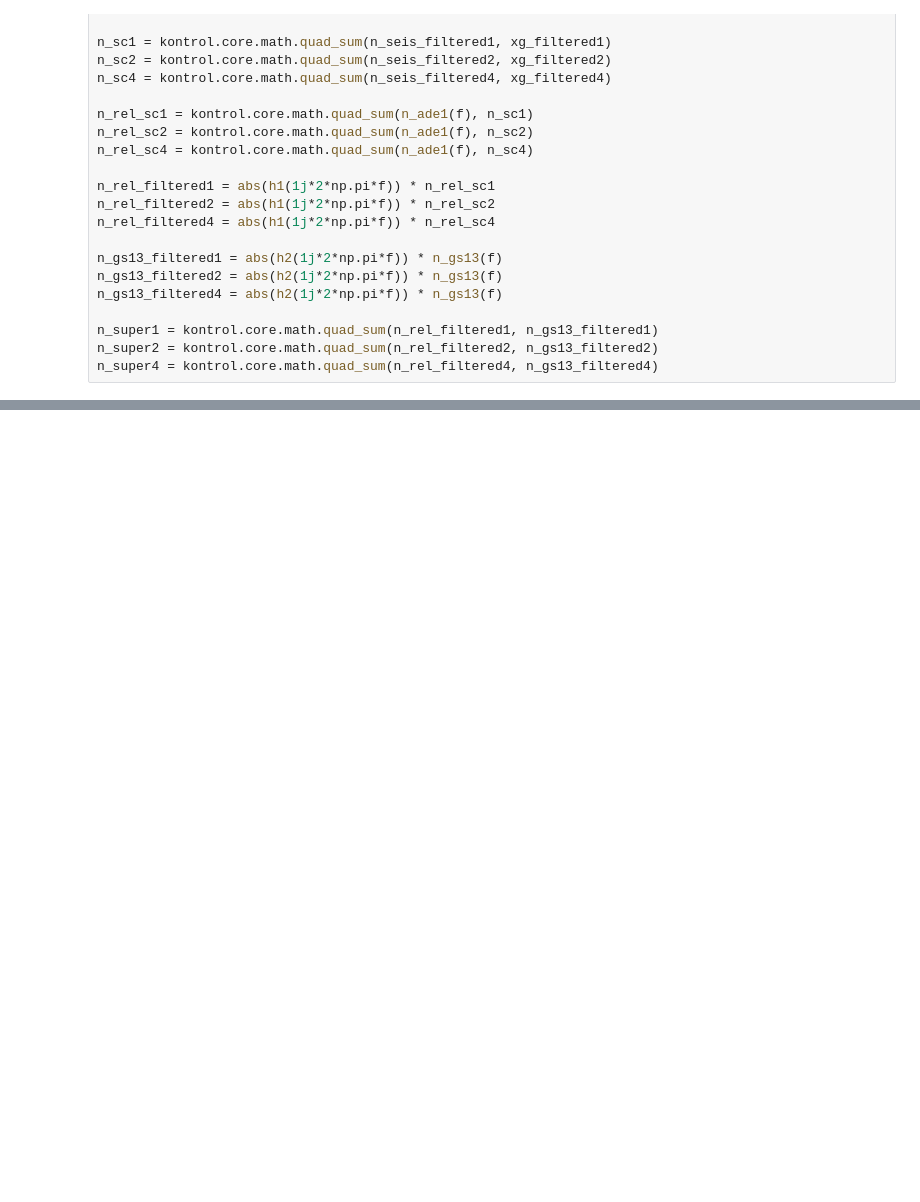
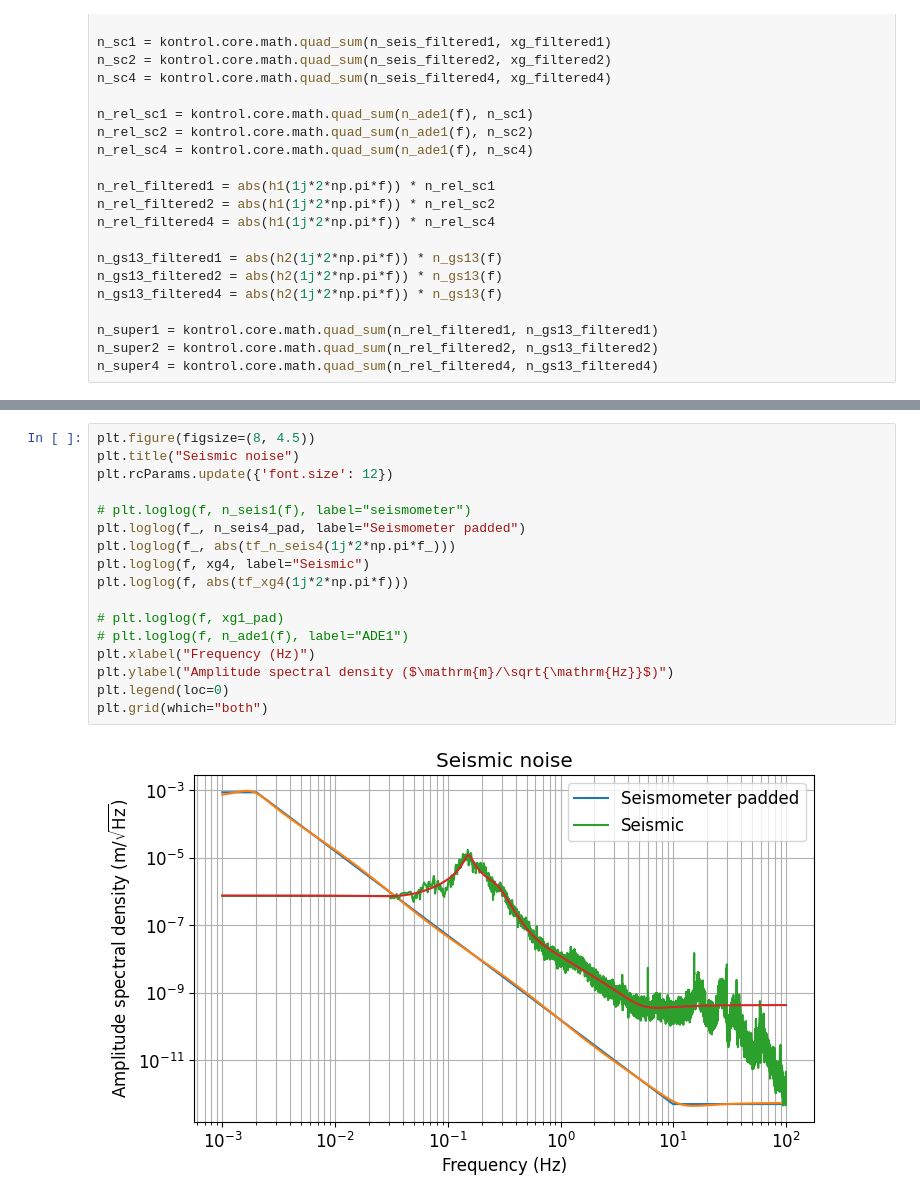
Before and after one commit to terrencetec/seibot, a Jupyter notebook: notebook/ligo_performance.ipynb, the cells around one changed output, grey strips where cells are left out. Cells and saved outputs as stored; diff of their text form; blank space fills up the shorter version.

```diff
--- a/notebook/ligo_performance.ipynb
+++ b/notebook/ligo_performance.ipynb
@@ -179,0 +235,19 @@ plt.grid(which="both")
+# %%
+plt.figure(figsize=(8, 4.5))
+plt.title("Seismic noise")
+plt.rcParams.update({'font.size': 12})
+
+# plt.loglog(f, n_seis1(f), label="seismometer")
+plt.loglog(f_, n_seis4_pad, label="Seismometer padded")
+plt.loglog(f_, abs(tf_n_seis4(1j*2*np.pi*f_)))
+plt.loglog(f, xg4, label="Seismic")
+plt.loglog(f, abs(tf_xg4(1j*2*np.pi*f)))
+
+# plt.loglog(f, xg1_pad)
+# plt.loglog(f, n_ade1(f), label="ADE1")
+plt.xlabel("Frequency (Hz)")
+plt.ylabel("Amplitude spectral density ($\mathrm{m}/\sqrt{\mathrm{Hz}}$)")
+plt.legend(loc=0)
+plt.grid(which="both")
+# %% [output]
+[figure, added]
```
Also changed, not shown: parts of 43 cells of this notebook, 24 other files.
